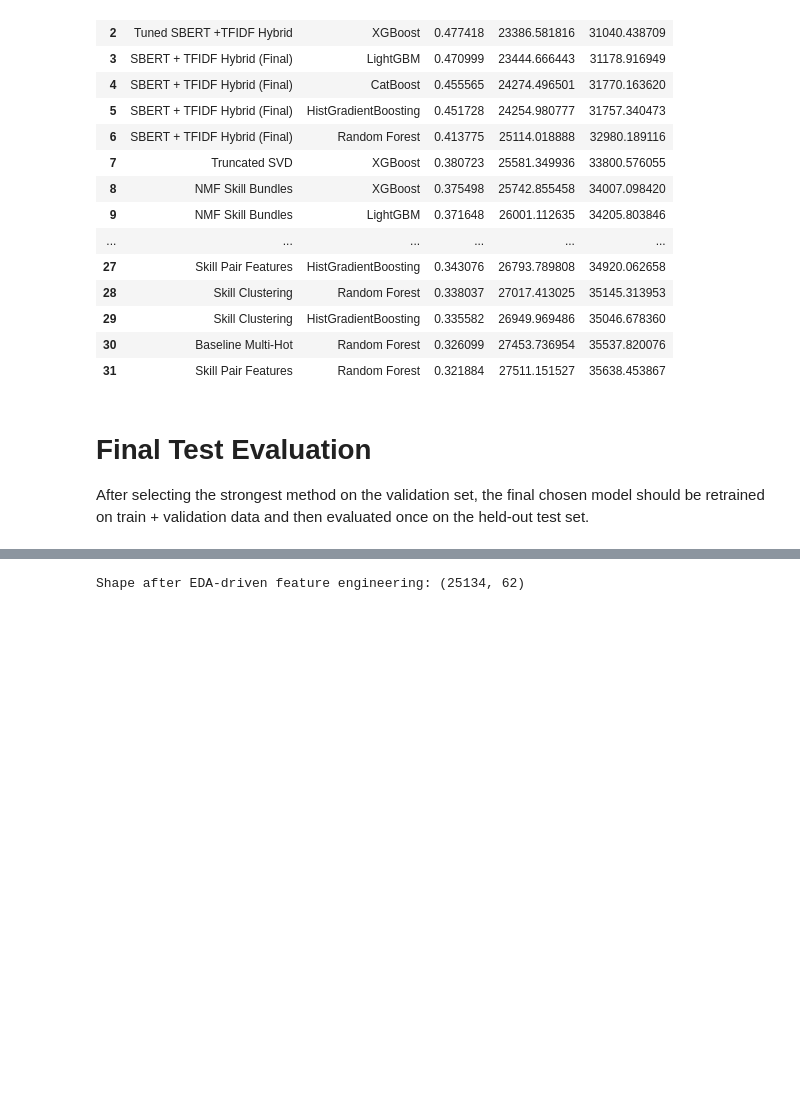
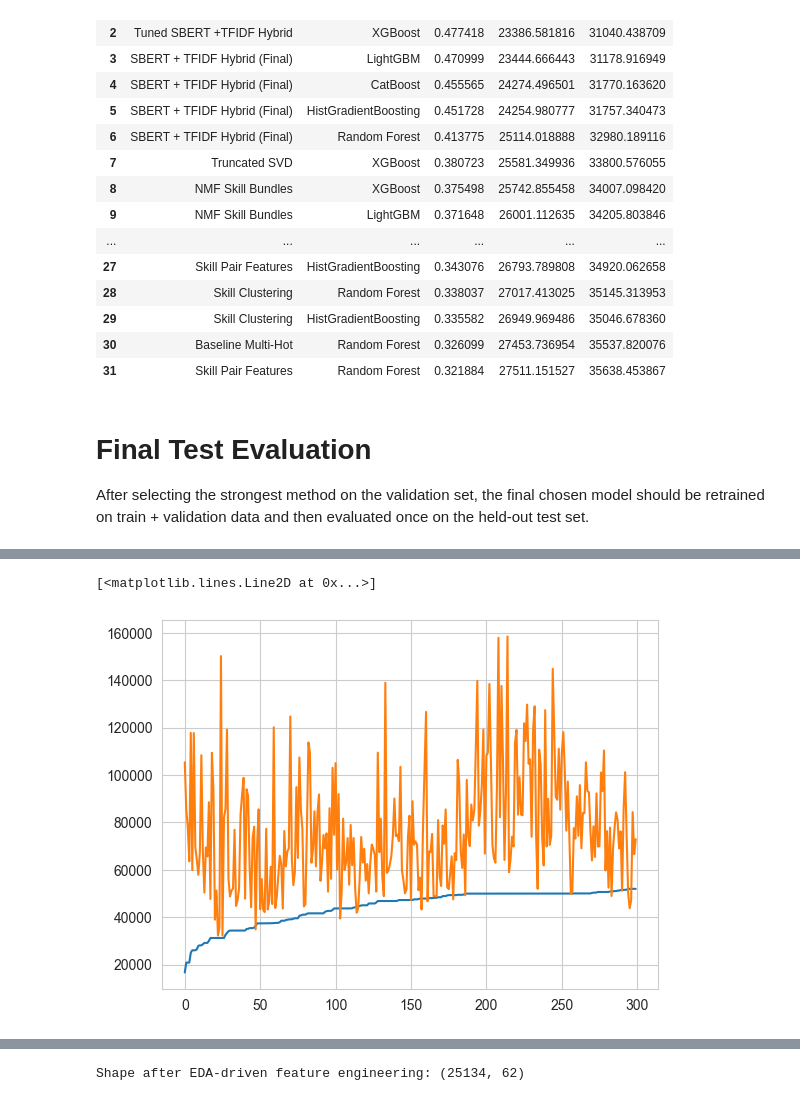
Before and after one commit to miguelcaeg/LT10_MLThesisProject, a Jupyter notebook: Raymond Thesis Attempt.ipynb, the cells around one changed output, grey strips where cells are left out. Saved outputs shown, nothing was run; the diff lists cells and outputs as text; code cells hidden in the pictures; blank space fills up the shorter version.

```diff
--- a/Raymond Thesis Attempt.ipynb
+++ b/Raymond Thesis Attempt.ipynb
@@ -2129,0 +2157,7 @@ You can set `force_col_wise=true` to remove the overhead.
+# %%
+subset = 300
+plt.plot(y_true_sorted.values[:subset], label="Actual")
+plt.plot(y_pred_sorted[:subset], label="Predicted")
+# %% [output]
+[<matplotlib.lines.Line2D at 0x...>]
+[figure, added]
```
Also changed, not shown: parts of 11 cells of this notebook.
